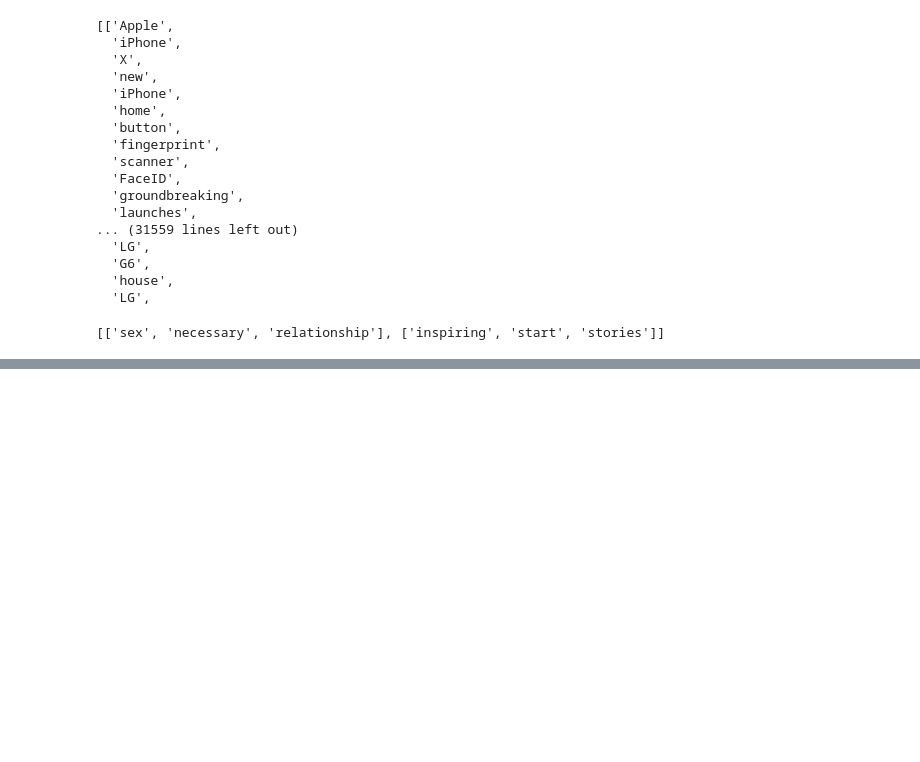
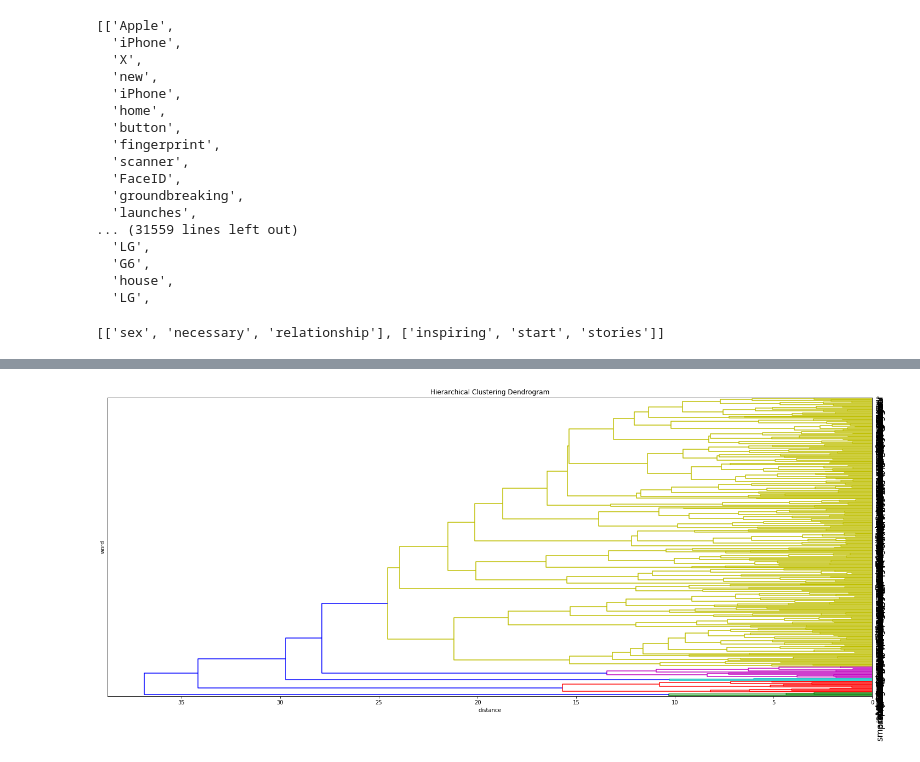
Before and after one commit to sarthak-srivastava/Unbox, a Jupyter notebook: unbox/uno/Text_Analytics/Visualization.ipynb, the cells around one changed output, grey strips where cells are left out. Drawn from its saved outputs; the diff is of its cells as text; code cells hidden in the pictures; blank space fills up the shorter version.

Commit message:
Clustering analysis

```diff
--- a/unbox/uno/Text_Analytics/Visualization.ipynb
+++ b/unbox/uno/Text_Analytics/Visualization.ipynb
@@ -213,0 +247,22 @@ tsne_plot(model)
+# %%
+from matplotlib import pyplot as plt
+from scipy.cluster.hierarchy import dendrogram, linkage
+
+l = linkage(model.wv.syn0, method='complete', metric='seuclidean')
+
+# calculate full dendrogram
+plt.figure(figsize=(25, 10))
+plt.title('Hierarchical Clustering Dendrogram')
+plt.ylabel('word')
+plt.xlabel('distance')
+
+dendrogram(
+    l,
+    leaf_rotation=90.,  # rotates the x axis labels
+    leaf_font_size=16.,  # font size for the x axis labels
+    orientation='left',
+    leaf_label_func=lambda v: str(model.wv.index2word[v])
+)
+plt.show()
+# %% [output]
+[figure, added]
```
Also changed, not shown: parts of 4 cells of this notebook, 1 other file.
